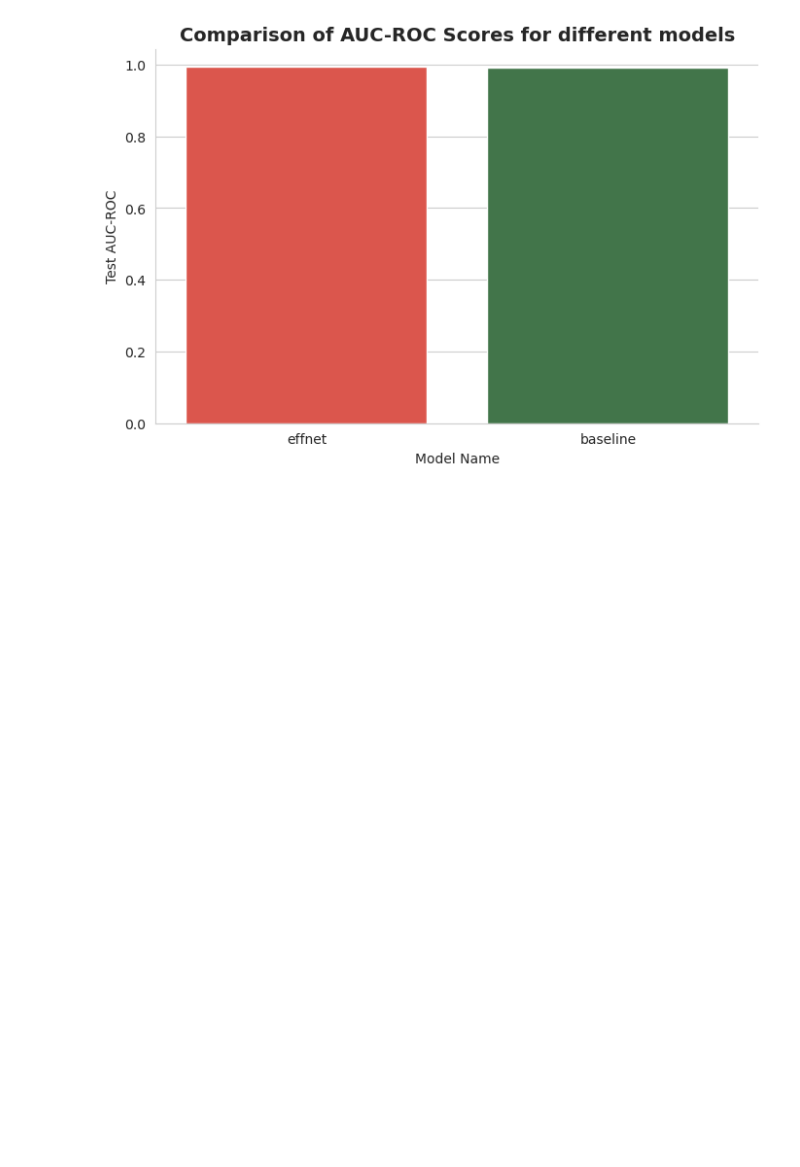
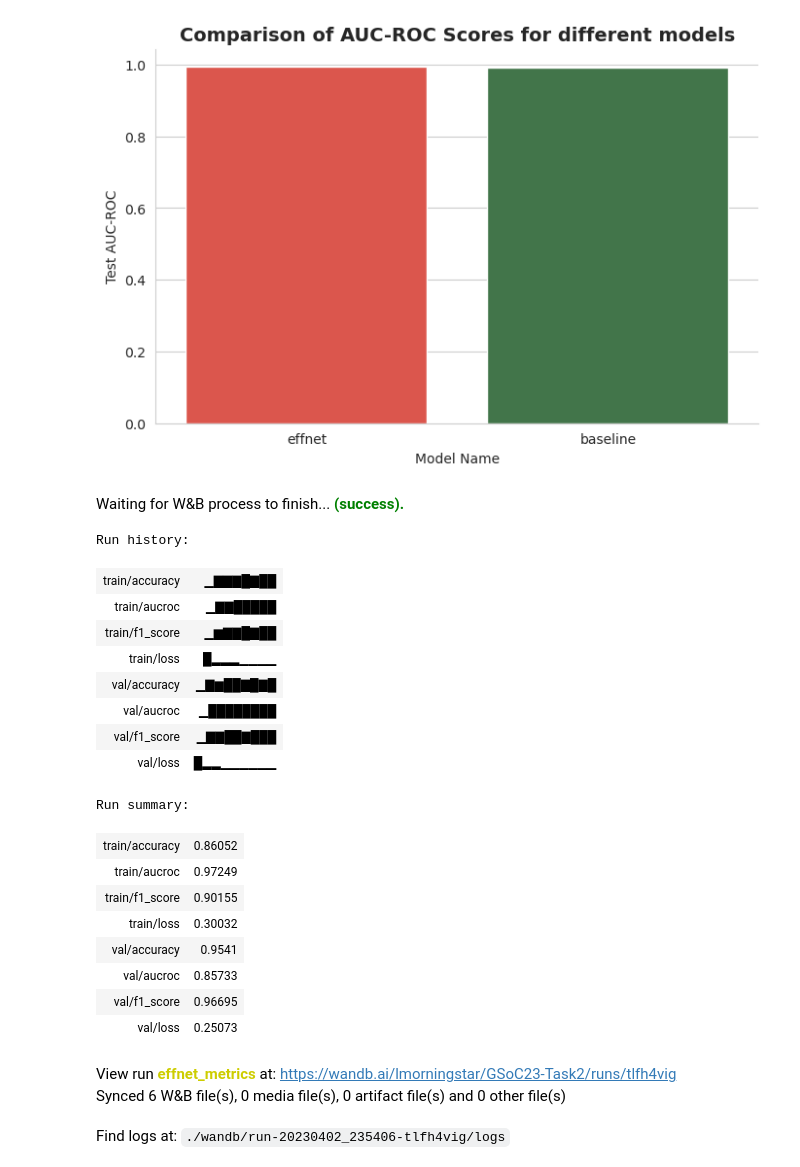
Before and after one commit to lucifermorningstar1305/gsoc23-ml4sci, a Jupyter notebook: Task-2/Effinet.ipynb, the cells around one changed output. Saved outputs shown, nothing was run; the diff lists cells and outputs as text; code cells hidden in the pictures; blank space fills up the shorter version.

```diff
--- a/Task-2/Effinet.ipynb
+++ b/Task-2/Effinet.ipynb
@@ -641,3 +641,28 @@ sns.despine()
 plt.show()
 # %% [output]
 [figure]
+# %%
+run.finish()
+# %% [output]
+Waiting for W&B process to finish... (success).
+Run history:
+| train/accuracy | ▁▇▇▇█▇██ |
+| train/aucroc | ▁▇▇█████ |
+| train/f1_score | ▁▆▇▇█▇██ |
+| train/loss | █▂▂▂▁▁▁▁ |
+| val/accuracy | ▁▇▆██▇█▇█ |
+| val/aucroc | ▁████████ |
+| val/f1_score | ▁▇▇██▇███ |
+| val/loss | █▂▂▁▁▁▁▁▁ |
+Run summary:
+| train/accuracy | 0.86052 |
+| train/aucroc | 0.97249 |
+| train/f1_score | 0.90155 |
+| train/loss | 0.30032 |
+| val/accuracy | 0.9541 |
+| val/aucroc | 0.85733 |
+| val/f1_score | 0.96695 |
+| val/loss | 0.25073 |
+View run effnet_metrics at: https://wandb.ai/lmorningstar/GSoC23-Task2/runs/tlfh4vig
+Synced 6 W&B file(s), 0 media file(s), 0 artifact file(s) and 0 other file(s)
+Find logs at: ./wandb/run-20230402_235406-tlfh4vig/logs
```
Also changed, not shown: 3 other files.
